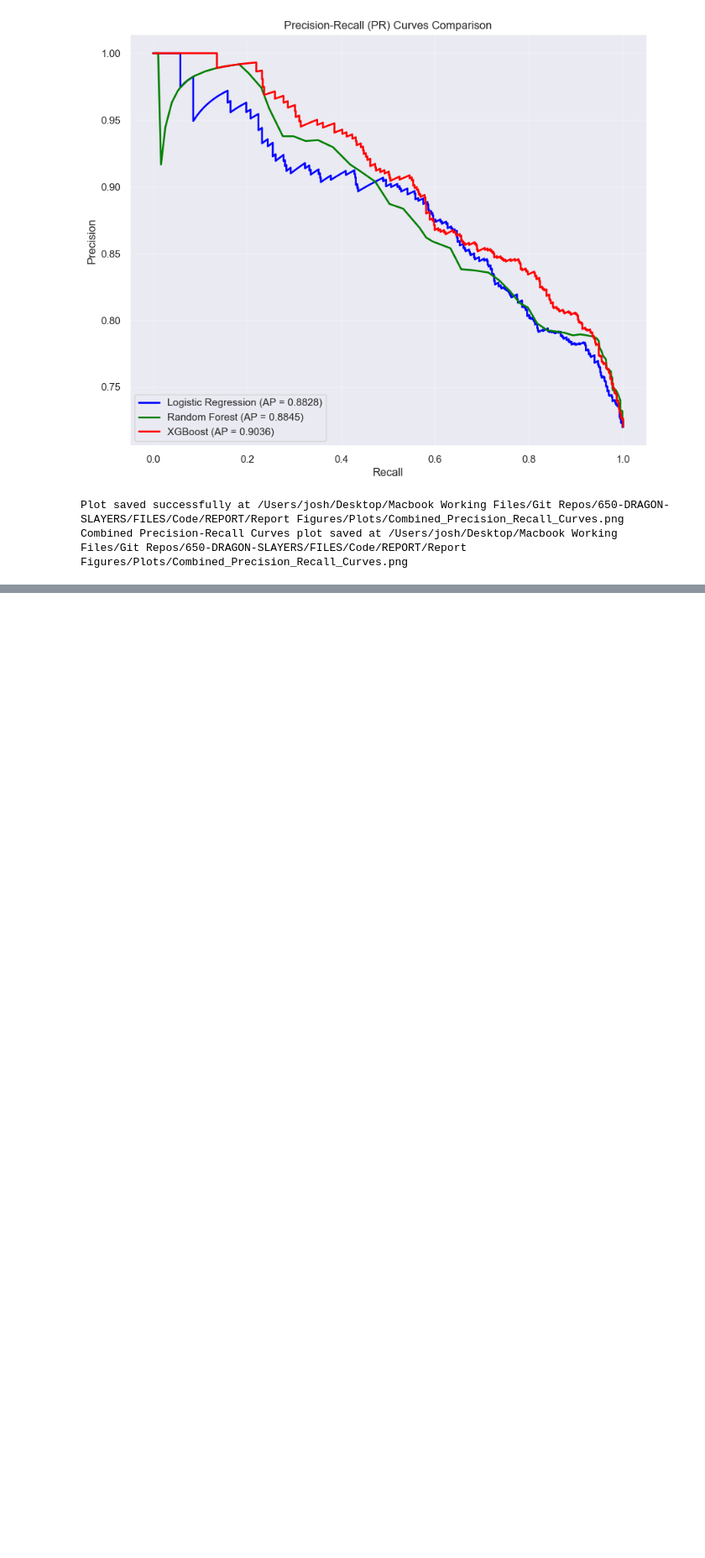
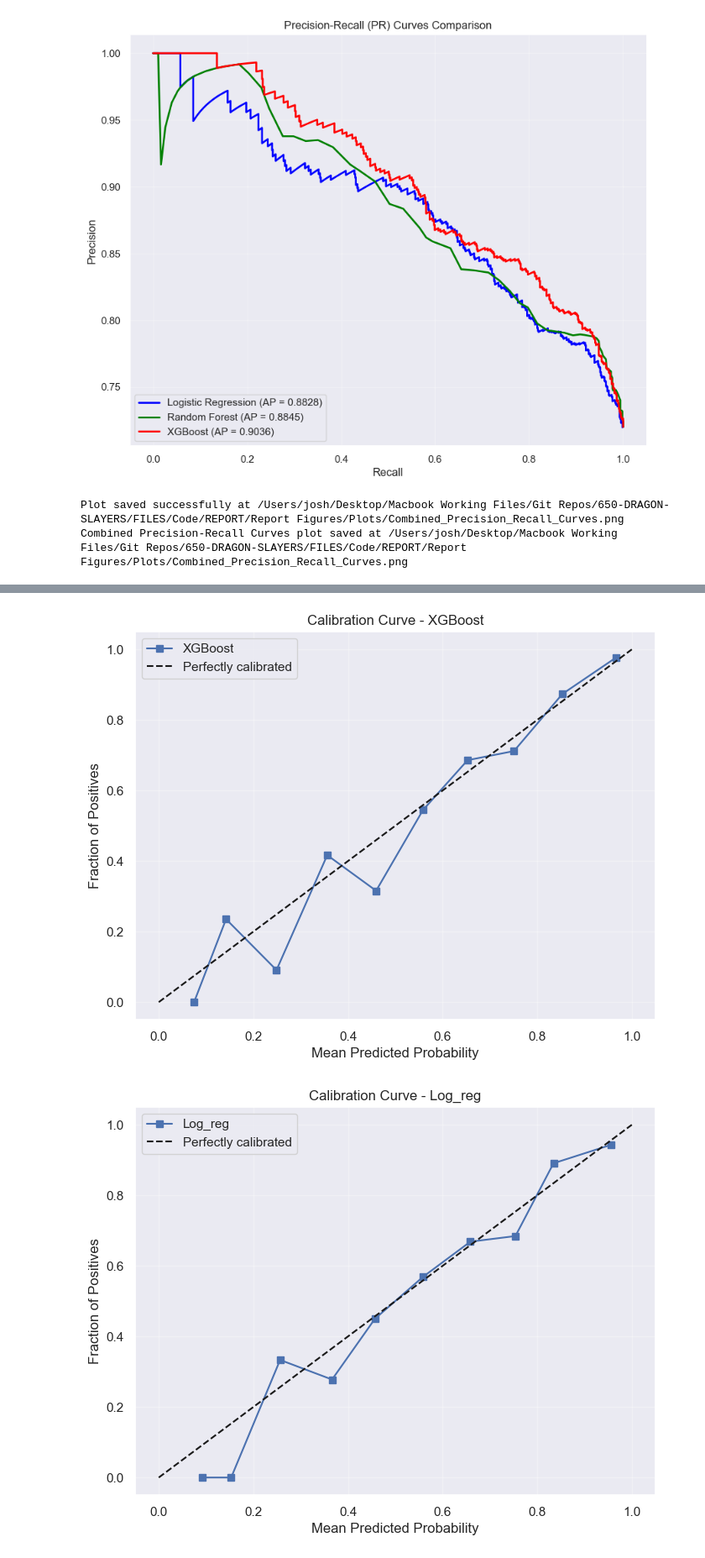
Before and after one commit to Musiik-fn/650-DRAGON-SLAYERS, a Jupyter notebook: FILES/Code/650Models.ipynb, the cells around one changed output, grey strips where cells are left out. Shown at 84% size. Cells and saved outputs as stored; diff of their text form; code cells hidden in the pictures; blank space fills up the shorter version.

```diff
--- a/FILES/Code/650Models.ipynb
+++ b/FILES/Code/650Models.ipynb
@@ -735,3 +736,28 @@ Combined ROC Curves plot saved at /Users/josh/Desktop/Macbook Working Files/Git
 [figure]
 Plot saved successfully at /Users/josh/Desktop/Macbook Working Files/Git Repos/650-DRAGON-SLAYERS/FILES/Code/REPORT/Report Figures/Plots/Combined_Precision_Recall_Curves.png
 Combined Precision-Recall Curves plot saved at /Users/josh/Desktop/Macbook Working Files/Git Repos/650-DRAGON-SLAYERS/FILES/Code/REPORT/Report Figures/Plots/Combined_Precision_Recall_Curves.png
+# %%
+from sklearn.calibration import CalibratedClassifierCV
+
+def calibrate_model(model, X_train, y_train, method='isotonic', cv=5):
+    """
+    Calibrates a model using CalibratedClassifierCV.
+
+    Parameters:
+    - model: The base model to calibrate.
+    - X_train: Training features.
+    - y_train: Training labels.
+    - method: 'isotonic' or 'sigmoid' (Platt scaling).
+    - cv: Number of cross-validation folds.
+
+    Returns:
+    - calibrated_model: The calibrated model.
+    """
+    calibrated = CalibratedClassifierCV(base_estimator=model, method=method, cv=cv)
+    calibrated.fit(X_train, y_train)
+    print(f'Model calibrated using {method} method.')
+    return calibrated
+
+calibrated_xgb = calibrate_model(best_xgb, X_train, y_train)
+calibrated_rf = calibrate_model(rf, X_train, y_train)
+calibrated_log_reg = calibrate_model(log_reg, X_train, y_train)
@@ -737,0 +800,7 @@ Combined Precision-Recall Curves plot saved at /Users/josh/Desktop/Macbook Worki
+# %%
+plot_calibration_curve(calibrated_xgb, X_test, y_test, "XGBoost")
+plot_calibration_curve(calibrated_log_reg, X_test, y_test, "Log_reg")
+plot_calibration_curve(calibrated_rf, X_test, y_test, "rf")
+# %% [output]
+[figure, added]
+[figure, added]
```
Also changed, not shown: parts of 5 cells of this notebook, 5 other files.
